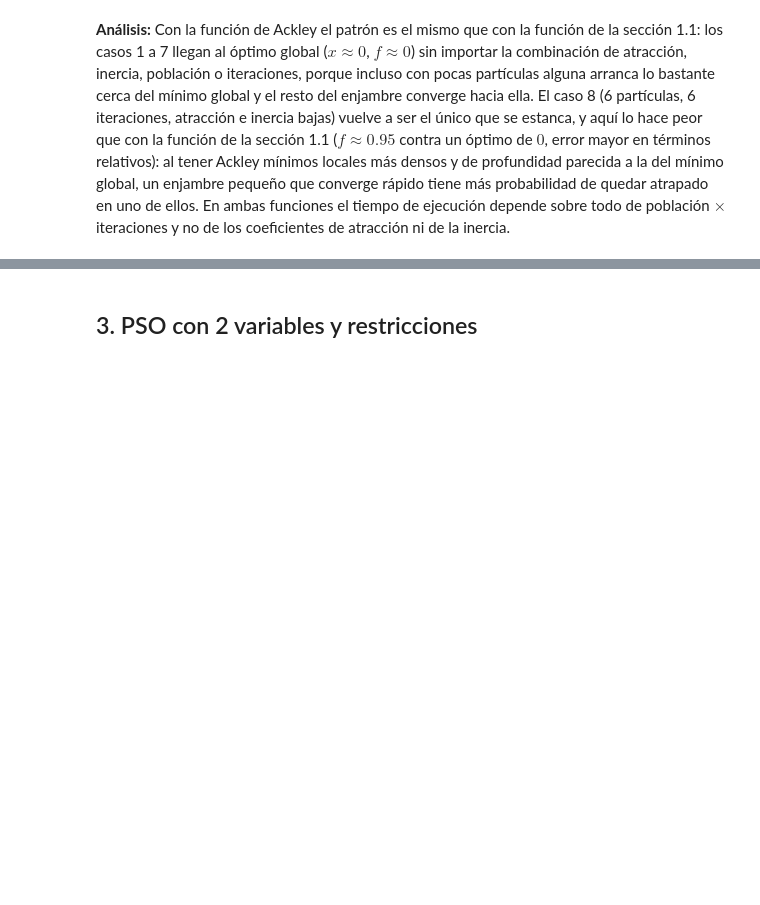
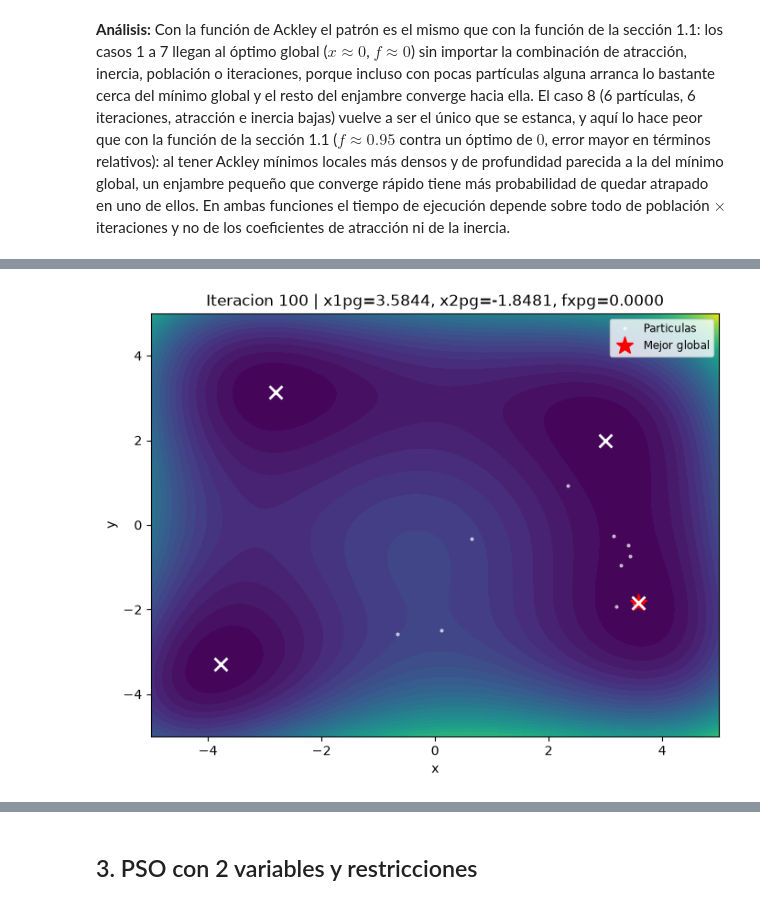
Before and after one commit to DayanniGodoy/MIA, a Jupyter notebook: Tarea3_MIA.ipynb, the cells around one changed output, grey strips where cells are left out. Cells and saved outputs as stored; diff of their text form; code cells hidden in the pictures; blank space fills up the shorter version.

```diff
--- a/Tarea3_MIA.ipynb
+++ b/Tarea3_MIA.ipynb
@@ -493,0 +787,83 @@ atracción ni de la inercia.
+# %%
+# --- PSO 2 variables: funcion de Himmelblau + graficacion del estado final ---
+
+# Funcion objetivo (Himmelblau)
+def f_himmelblau(x1, x2):
+    return (x1**2 + x2 - 11)**2 + (x1 + x2**2 - 7)**2
+
+x_min_f, x_max_f = -5, 5
+
+# Malla para dibujar el contorno de la funcion
+gx_f = np.linspace(x_min_f, x_max_f, 300)
+gy_f = np.linspace(x_min_f, x_max_f, 300)
+malla_x_f, malla_y_f = np.meshgrid(gx_f, gy_f)
+malla_z_f = f_himmelblau(malla_x_f, malla_y_f)
+
+# Los cuatro minimos globales conocidos (todos con f = 0)
+optimos_f = [(3.0, 2.0), (-2.805118, 3.131312), (-3.779310, -3.283186), (3.584428, -1.848126)]
+
+# --- Parametros del enjambre (mismos que en 2.3) ---
+num_pob = 500
+c1 = 0.5
+c2 = 0.5
+phi0 = 0.7
+
+np.random.seed(5)   # semilla fija para poder repetir esta corrida
+
+# Inicializacion de la poblacion
+x1p = (x_max_f - x_min_f) * np.random.rand(num_pob) + x_min_f
+x2p = (x_max_f - x_min_f) * np.random.rand(num_pob) + x_min_f
+x1pg, x2pg = 0, 0
+x1pL, x2pL = np.copy(x1p), np.copy(x2p)
+
+fxpg = np.inf
+fxpL = np.ones(num_pob) * fxpg
+vx1 = np.zeros(num_pob)
+vx2 = np.zeros(num_pob)
+
+fig, ax = plt.subplots(figsize=(8, 6))
+
+for k in range(100):
+    # Ecuaciones de movimiento
+    vx1 = phi0*vx1 + c1*np.random.rand(num_pob)*(x1pL - x1p) + c2*np.random.rand(num_pob)*(x1pg - x1p)
+    vx2 = phi0*vx2 + c1*np.random.rand(num_pob)*(x2pL - x2p) + c2*np.random.rand(num_pob)*(x2pg - x2p)
+    x1p = np.clip(x1p + vx1, x_min_f, x_max_f)   # se mantiene dentro del dominio
+    x2p = np.clip(x2p + vx2, x_min_f, x_max_f)
+
+    # Evaluacion del desempeño de cada particula
+    fx = f_himmelblau(x1p, x2p)
+    val = np.min(fx)
+    ind = np.argmin(fx)
+
+    # Actualizar mejor global
+    if val < fxpg:
+        fxpg = val
+        x1pg, x2pg = x1p[ind], x2p[ind]
+
+    # Actualizar mejor local (vectorizado)
+    mejores = fx < fxpL
+    fxpL[mejores] = fx[mejores]
+    x1pL[mejores] = x1p[mejores]
+    x2pL[mejores] = x2p[mejores]
+
+    # Graficar estado de la iteracion
+    ax.clear()
+    ax.contourf(malla_x_f, malla_y_f, malla_z_f, levels=40, cmap='viridis')
+    ax.plot(x1p, x2p, 'w.', markersize=4, alpha=0.6, label='Particulas')
+    ax.plot(x1pg, x2pg, 'r*', markersize=14, label='Mejor global')
+    for ox, oy in optimos_f:
+        ax.plot(ox, oy, 'wx', markersize=10, mew=2)
+    ax.set_xlim([x_min_f, x_max_f])
+    ax.set_ylim([x_min_f, x_max_f])
+    ax.set_xlabel('x')
+    ax.set_ylabel('y')
+    ax.set_title(f'Iteracion {k+1} | x1pg={x1pg:.4f}, x2pg={x2pg:.4f}, fxpg={fxpg:.4f}')
+    ax.legend(loc='upper right', fontsize='small')
+
+plt.show()
+
+print(f'x1pg = {x1pg:.4f}')
+print(f'x2pg = {x2pg:.4f}')
+print(f'fxpg = {fxpg:.4f}')
+# %% [output]
+[figure, added]
```
Also changed, not shown: parts of 19 cells of this notebook.
